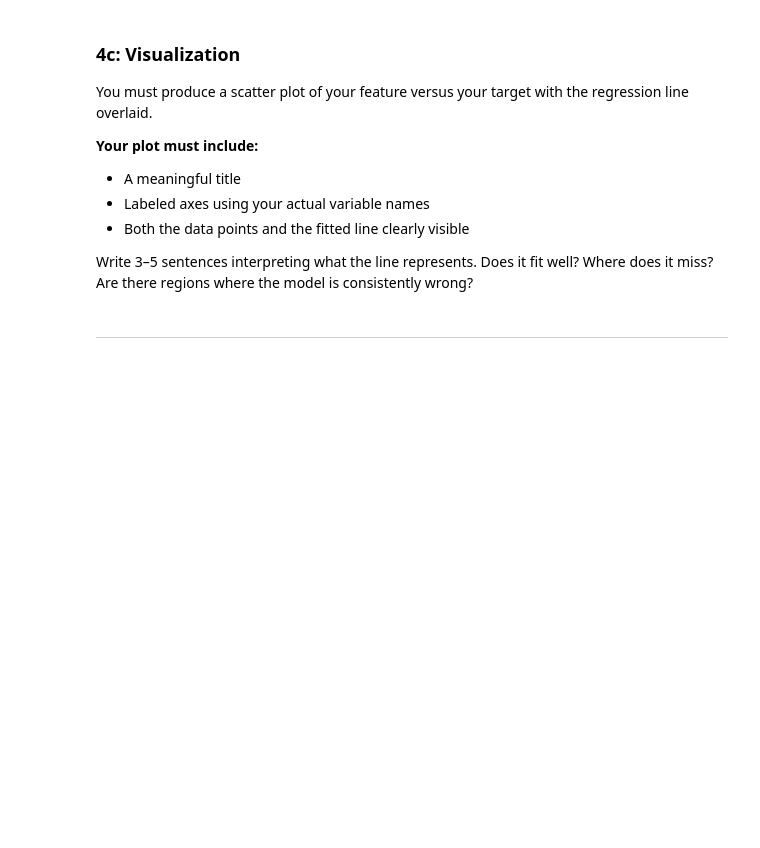
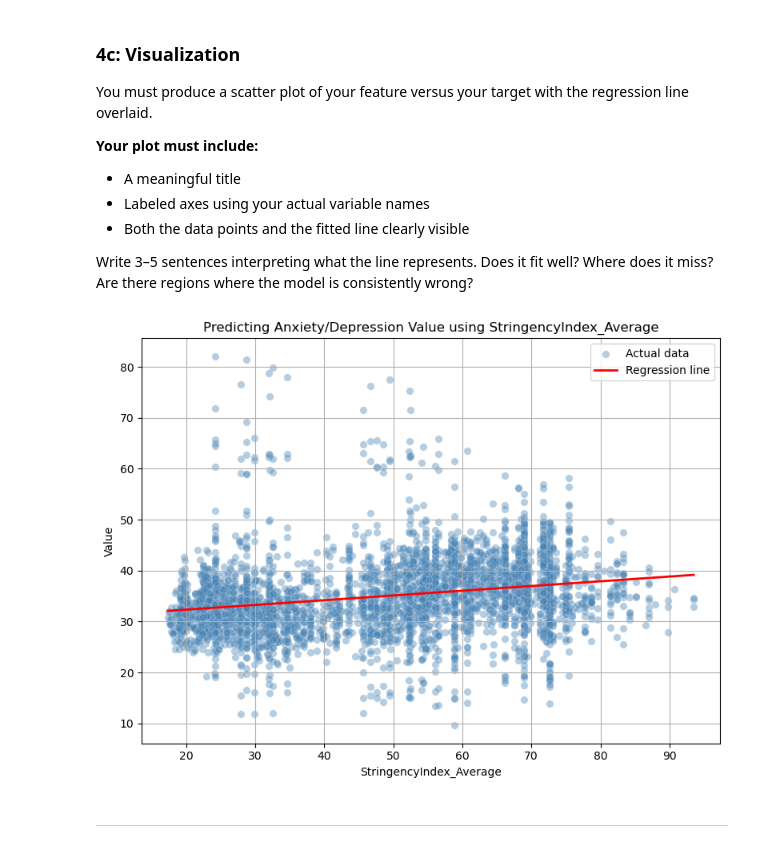
Before and after one commit to Dominicdaniel86/Data-Science, a Jupyter notebook: jupyter/project-phase3.ipynb, the cells around one changed output. Cells and saved outputs as stored; diff of their text form; code cells hidden in the pictures; blank space fills up the shorter version.

```diff
--- a/jupyter/project-phase3.ipynb
+++ b/jupyter/project-phase3.ipynb
@@ -437,6 +456,55 @@ You must produce a scatter plot of your feature versus your target with the regr
 - Both the data points and the fitted line clearly visible
 
 Write 3–5 sentences interpreting what the line represents. Does it fit well? Where does it miss? Are there regions where the model is consistently wrong?
+# %%
+# Part 4c: Visualization
+
+plt.figure(figsize=(8, 6))
+
+# Calculate slope first
+manual_slope = slope(X, Y)
+
+# Then calculate intercept using the slope
+manual_intercept = intercept(X, Y, manual_slope)
+
+# Scatter plot of actual data
+plt.scatter(
+    df_combined['StringencyIndex_Average'],
+    df_combined['Value'],
+    alpha=0.4,
+    color='steelblue',
+    edgecolors='white',
+    linewidths=0.3,
+    s=45,
+    label='Actual data'
+)
+
+# Regression line
+x_line = np.linspace(
+    df_combined['StringencyIndex_Average'].min(),
+    df_combined['StringencyIndex_Average'].max(),
+    100
+)
+
+y_line = manual_intercept + manual_slope * x_line
+
+plt.plot(
+    x_line,
+    y_line,
+    color='red',
+    linewidth=2,
+    label='Regression line'
+)
+
+plt.title("Predicting Anxiety/Depression Value using StringencyIndex_Average")
+plt.xlabel("StringencyIndex_Average")
+plt.ylabel("Value")
+plt.legend()
+plt.grid(True)
+plt.tight_layout()
+plt.show()
+# %% [output]
+[figure, added]
 # %% [markdown]
 ---
 # %% [markdown]
```
Also changed, not shown: parts of 8 cells of this notebook.
